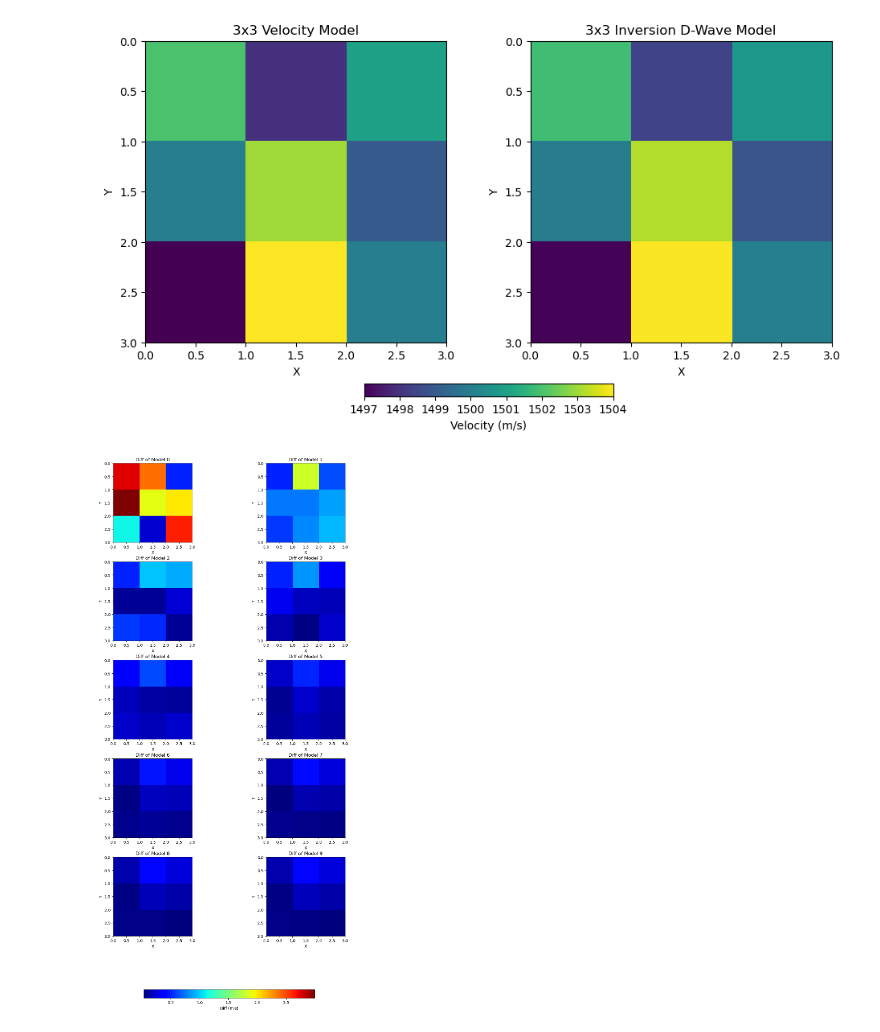
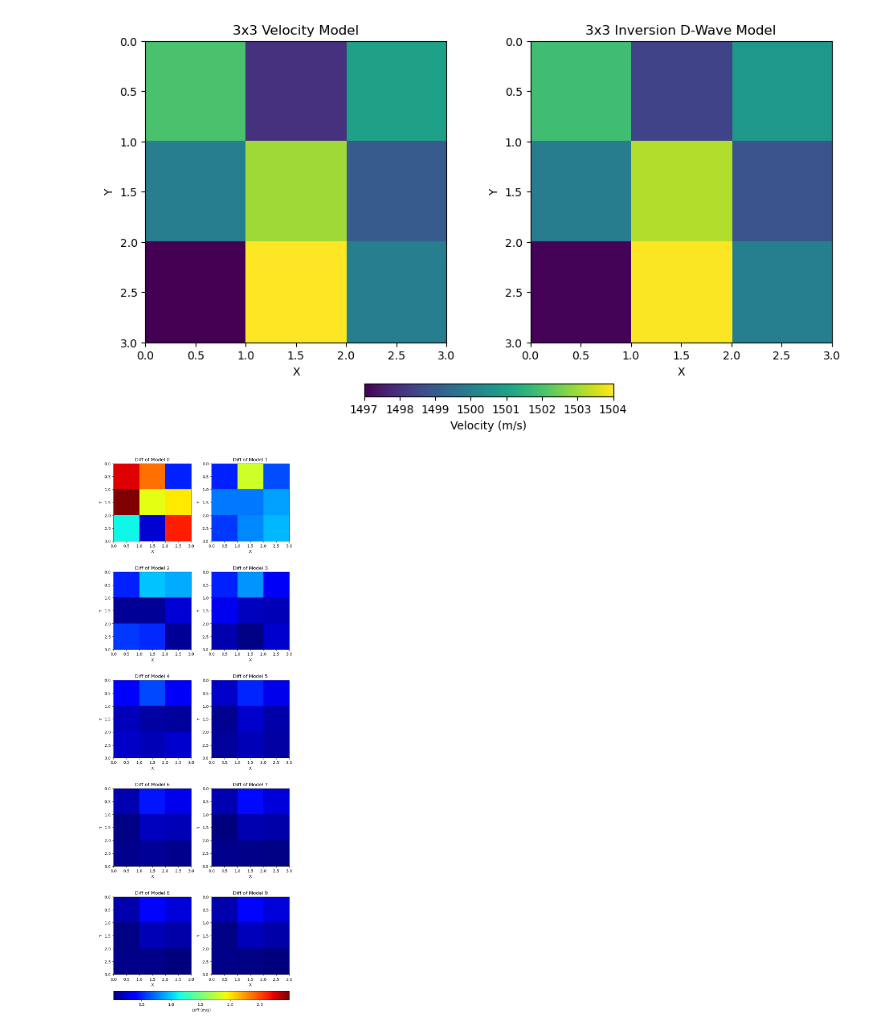
Before and after one commit to x-repos/traveltime-inversion-annealing, a Jupyter notebook: borehold3x3.ipynb, the cells around one changed output. Saved outputs shown, nothing was run; the diff lists cells and outputs as text; code cells hidden in the pictures.

```diff
--- a/borehold3x3.ipynb
+++ b/borehold3x3.ipynb
@@ -709,33 +709,33 @@ file_list = sorted(glob.glob(file_path))
 
 # Determine the layout for the subplots
 num_files = len(file_list)
 cols = 2  # Number of columns
 rows = 5  # Number of rows
 
-fig, axes = plt.subplots(rows, cols, figsize=(12, 20))
+fig, axes = plt.subplots(rows, cols, figsize=(7, 20))
 
 # Flatten the axes array for easy iteration
 axes = axes.flatten()
 
 # Loop through each file and plot
 for i, file in enumerate(file_list):
     # Load the data
     data = 1/np.loadtxt(file)
     data = data.reshape(3,3)
 
     diff = np.abs(data - velocity_model)
 
     # Plot the data
     im = axes[i].imshow(diff, cmap='jet', interpolation='nearest', origin='upper', extent=[0, 3, 3, 0], vmin=vmin, vmax=vmax)
     axes[i].set_title(f"Diff of Model {i}")
     axes[i].set_xlabel('X')
     axes[i].set_ylabel('Y')
 
 # Adjust the layout and add a colorbar
 fig.tight_layout()
-cbar = fig.colorbar(im, ax=axes, orientation='horizontal', fraction=0.016, pad=0.1)
+cbar = fig.colorbar(im, ax=axes, orientation='horizontal', fraction=0.016, pad=0.03)
 cbar.set_label('Diff (m/s)')
 
 plt.show()
 # %% [output]
-[figure, old version]
+[figure, new version]
```
